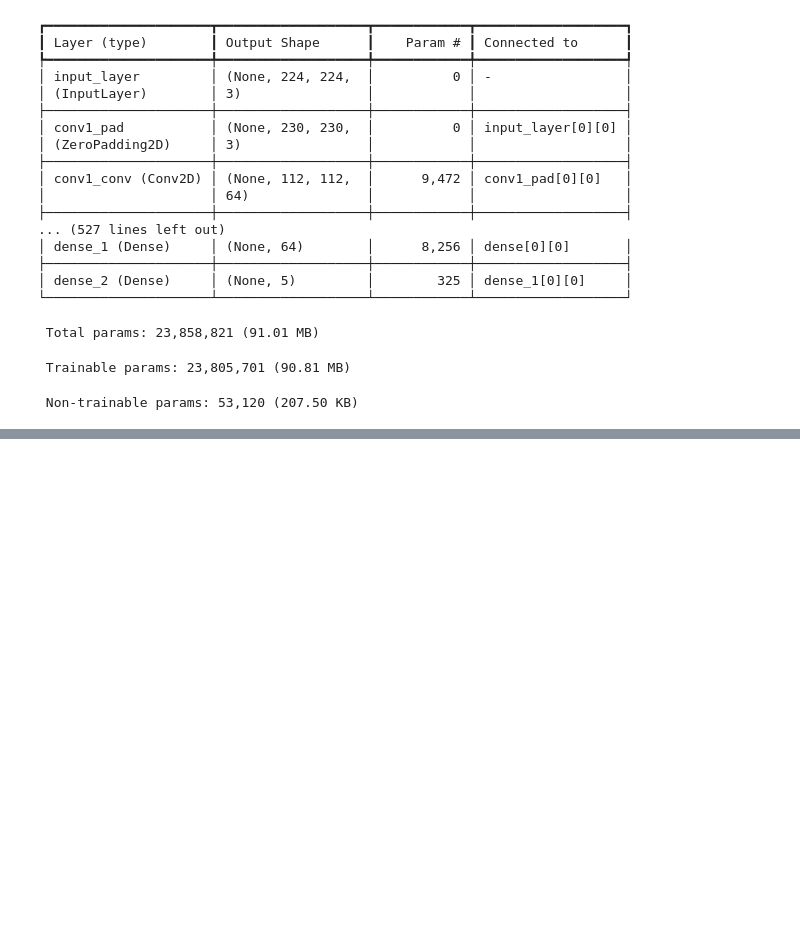
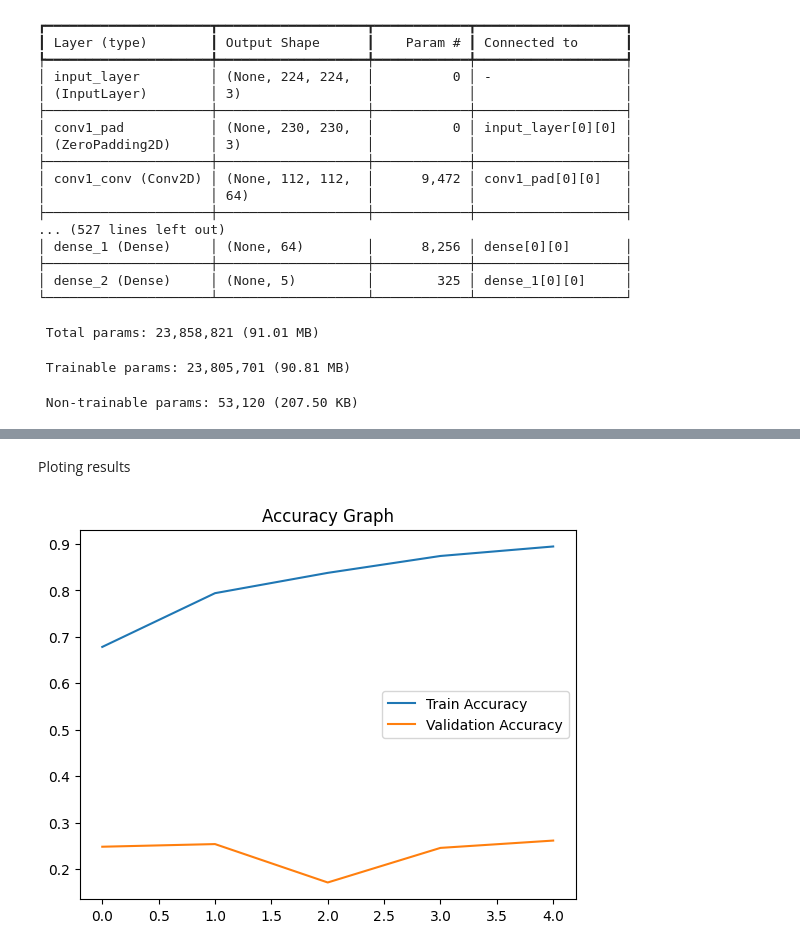
Before and after one commit to kyathamkarthik/plant-disease-advanced-ai, a Jupyter notebook: main.ipynb, the cells around one changed output, grey strips where cells are left out. Drawn from its saved outputs; the diff is of its cells as text; code cells hidden in the pictures; blank space fills up the shorter version.

Commit message:
Step 5: Implemented custom generator and trained hybrid model

```diff
--- a/main.ipynb
+++ b/main.ipynb
@@ -193,0 +201,9 @@ Model: "functional"
+# %%
+import numpy as np
+
+# number of samples
+num_samples = train_data.samples
+
+# create random weather data
+weather_train = np.random.rand(num_samples, 2)
+weather_val = np.random.rand(val_data.samples, 2)
@@ -193,0 +212,15 @@ Model: "functional"
+# %%
+def combined_generator(image_generator, weather_data):
+    i = 0
+    while True:
+        x_img, y = next(image_generator)
+
+        batch_size = x_img.shape[0]
+
+        x_weather = weather_data[i:i+batch_size]
+
+        i += batch_size
+        if i >= len(weather_data):
+            i = 0
+
+        yield (x_img, x_weather), y
@@ -193,0 +229,11 @@ Model: "functional"
+# %%
+train_gen = combined_generator(train_data, weather_train)
+val_gen = combined_generator(val_data, weather_val)
+# %%
+history = model.fit(
+    train_gen,
+    steps_per_epoch=train_data.samples // 32,
+    validation_data=val_gen,
+    validation_steps=val_data.samples // 32,
+    epochs=5
+)
@@ -193,0 +251,12 @@ Model: "functional"
+# %% [markdown]
+Ploting results
+# %%
+import matplotlib.pyplot as plt
+
+plt.plot(history.history['accuracy'], label='Train Accuracy')
+plt.plot(history.history['val_accuracy'], label='Validation Accuracy')
+plt.legend()
+plt.title("Accuracy Graph")
+plt.show()
+# %% [output]
+[figure, added]
```
Also changed, not shown: parts of 5 cells of this notebook.
